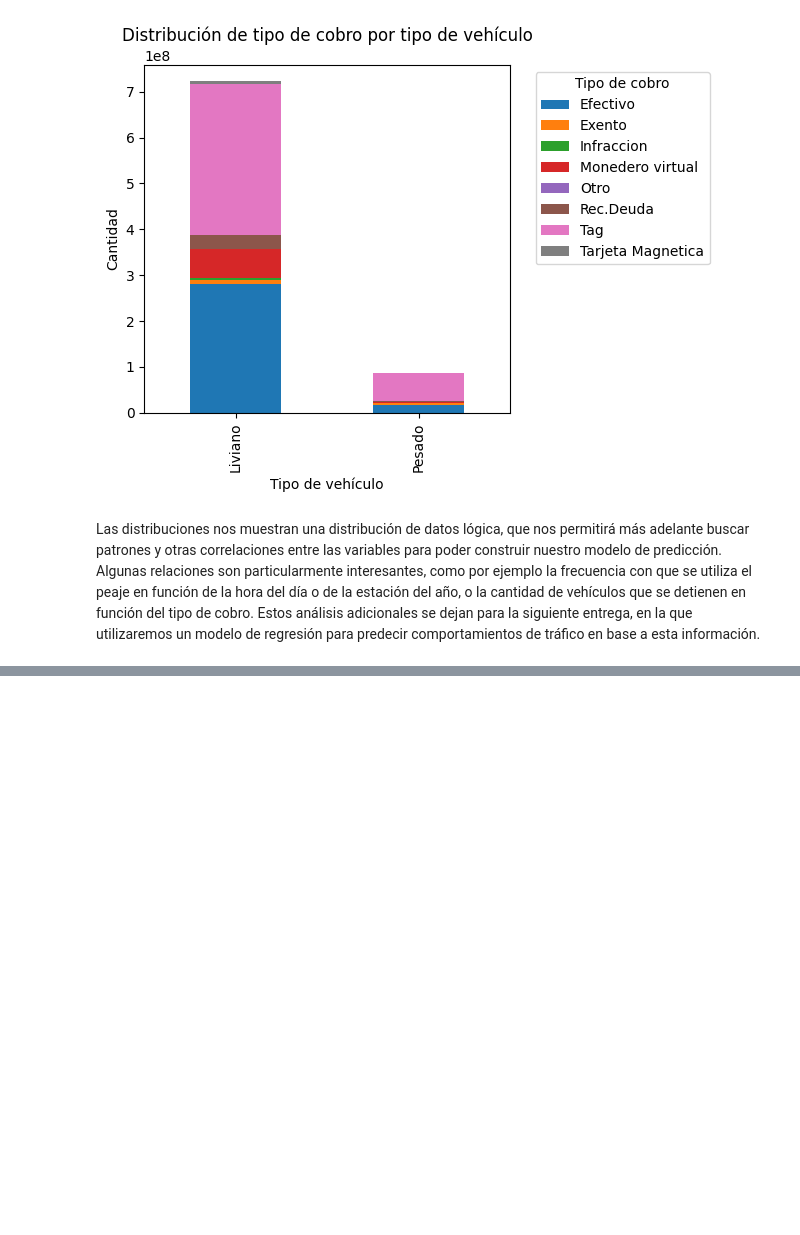
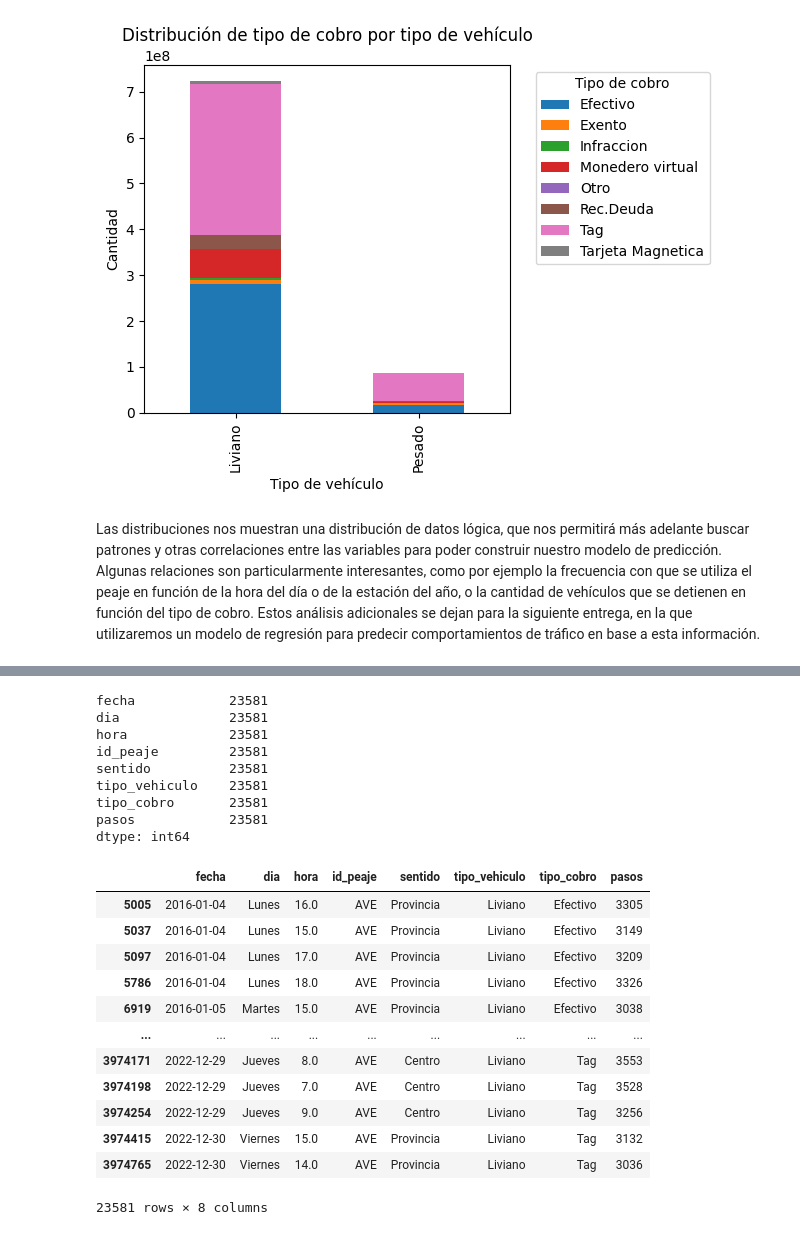
Before and after one commit to GuadiAguilera/TP_CDD, a Jupyter notebook: G13_Trabajo_Practico_Entrega_2.ipynb, the cells around one changed output, grey strips where cells are left out. Saved outputs shown, nothing was run; the diff lists cells and outputs as text; code cells hidden in the pictures; blank space fills up the shorter version.

```diff
--- a/G13_Trabajo_Practico_Entrega_2.ipynb
+++ b/G13_Trabajo_Practico_Entrega_2.ipynb
@@ -2186,0 +2192,23 @@ Las distribuciones nos muestran una distribución de datos lógica, que nos perm
+# %%
+try:
+    clean_data
+except NameError:
+    clean_data = pd.read_csv('clean_data_all.csv')
+
+clean_data_light = clean_data.copy()
+clean_data_light = clean_data_light[clean_data_light['tipo_vehiculo'] == 'Liviano']
+clean_data_light.drop(columns=['tipo_vehiculo'], inplace=True)
+
+clean_data_heavy = clean_data.copy()
+clean_data_heavy = clean_data_heavy[clean_data_heavy['tipo_vehiculo'] == 'Pesado']
+clean_data_heavy.drop(columns=['tipo_vehiculo'], inplace=True)
+
+# Guardamos los DataFrames en archivos CSV
+ruta_archivo_light = 'clean_data_light.csv'
+ruta_archivo_heavy = 'clean_data_heavy.csv'
+clean_data_light.to_csv(ruta_archivo_light, index=False)
+clean_data_heavy.to_csv(ruta_archivo_heavy, index=False)
+
+print(f"El archivo se ha guardado como '{ruta_archivo_light}' en el directorio actual.")
+print(f"El archivo se ha guardado como '{ruta_archivo_heavy}' en el directorio actual.")
+print()
@@ -2186,0 +2274,30 @@ Las distribuciones nos muestran una distribución de datos lógica, que nos perm
+# %%
+# Filtrar las filas con pasos mayores a 3000
+high_steps = clean_data[clean_data['pasos'] > 3000]
+
+# Mostrar las filas filtradas
+print(high_steps.count())
+high_steps
+# %% [output]
+fecha            23581
+dia              23581
+hora             23581
+id_peaje         23581
+sentido          23581
+tipo_vehiculo    23581
+tipo_cobro       23581
+pasos            23581
+dtype: int64
+|  | fecha | dia | hora | id_peaje | sentido | tipo_vehiculo | tipo_cobro | pasos |
+| 5005 | 2016-01-04 | Lunes | 16.0 | AVE | Provincia | Liviano | Efectivo | 3305 |
+| 5037 | 2016-01-04 | Lunes | 15.0 | AVE | Provincia | Liviano | Efectivo | 3149 |
+| 5097 | 2016-01-04 | Lunes | 17.0 | AVE | Provincia | Liviano | Efectivo | 3209 |
+| 5786 | 2016-01-04 | Lunes | 18.0 | AVE | Provincia | Liviano | Efectivo | 3326 |
+| 6919 | 2016-01-05 | Martes | 15.0 | AVE | Provincia | Liviano | Efectivo | 3038 |
+| ... | ... | ... | ... | ... | ... | ... | ... | ... |
+| 3974171 | 2022-12-29 | Jueves | 8.0 | AVE | Centro | Liviano | Tag | 3553 |
+| 3974198 | 2022-12-29 | Jueves | 7.0 | AVE | Centro | Liviano | Tag | 3528 |
+| 3974254 | 2022-12-29 | Jueves | 9.0 | AVE | Centro | Liviano | Tag | 3256 |
+| 3974415 | 2022-12-30 | Viernes | 15.0 | AVE | Provincia | Liviano | Tag | 3132 |
+| 3974765 | 2022-12-30 | Viernes | 14.0 | AVE | Provincia | Liviano | Tag | 3036 |
+23581 rows × 8 columns
```
Also changed, not shown: parts of 8 cells of this notebook, 1 other file.
